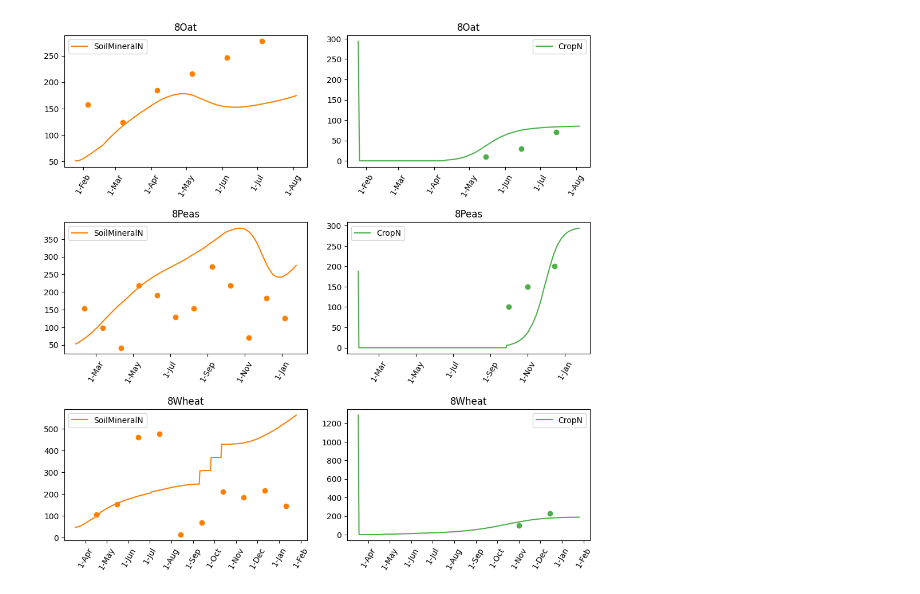
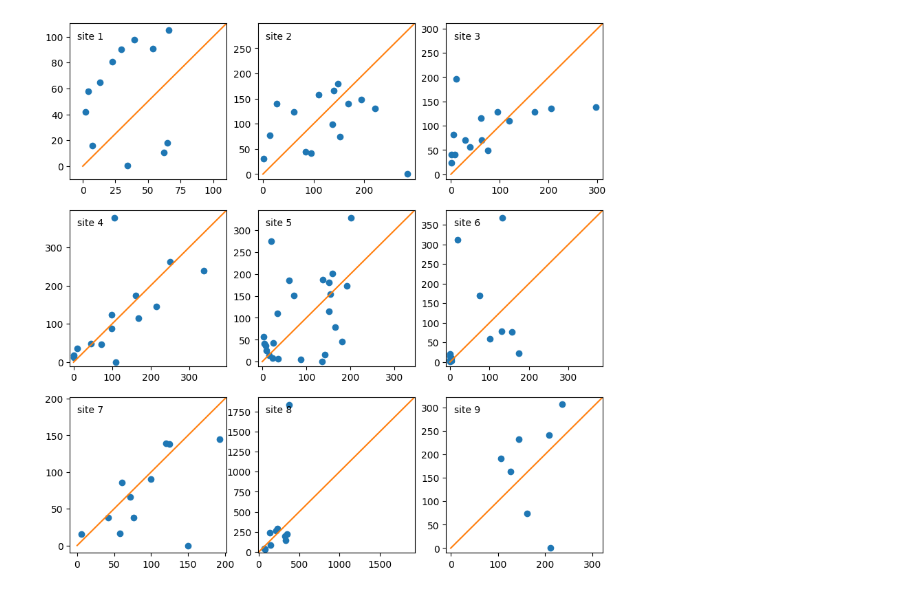
Before and after one commit to Plant-Food-Research-Open/FieldNBalance, a Jupyter notebook: TestGraphs/MakeGraphs/WS2.ipynb, the cells around one changed output. Drawn from its saved outputs; the diff is of its cells as text; code cells hidden in the pictures.

```diff
--- a/TestGraphs/MakeGraphs/WS2.ipynb
+++ b/TestGraphs/MakeGraphs/WS2.ipynb
@@ -25,5 +36,5 @@ Configs = pd.read_pickle(inPath+"\\FieldConfigs.pkl")
 # %%
-observedCrop = pd.read_csv(inPath + "\\CropData.csv",index_col=0)
+observedCrop = pd.read_csv(os.path.join(inPath, "CropData.csv"), index_col=0)
 observedCrop.sort_index(axis=0,inplace=True)
 observedCrop['Date'] = pd.to_datetime(observedCrop['Date'],dayfirst=True)
 # %%
@@ -34,53 +45,54 @@ observedSoil['SoilMineralN'] = observedSoil.loc[:,['SoilN0_15', 'SoilN15_30', 'S
 # %%
 testFiles = []
 tests = []
-for file in os.listdir(inPath+"\\Outputs"):
+for file in os.listdir(os.path.join(inPath,"Outputs")):
     if file.endswith('.csv'):
         testFiles.append(file)
         tests.append(file.replace(".csv",""))
 # %%
 Alltests =[]
 for t in testFiles[:]:
-    testframe = pd.read_csv(inPath+"\\Outputs\\"+t,index_col=0,dayfirst=True,date_format='%d/%m/%Y %H:%M:%S %p')
+    testframe = pd.read_csv(os.path.join(inPath, "Outputs", t),index_col=0,dayfirst=True,date_format='%d/%m/%Y %H:%M:%S %p')
     Alltests.append(testframe)
 
 AllData = pd.concat(Alltests,axis=1,keys=tests)
 AllData.sort_index(axis=0,inplace=True)
 AllData.index = pd.to_datetime(AllData.index)
 # %%
-colors = ['orange','green']
-Graph = plt.figure(figsize=(10,10))
-pos = 1
-row_num=len(tests)
-
-for t in tests:
-    site = ''
-    for c in t:
-        if c in ['0','1','2','3','4','5','6','7','8','9']: site += c
-    site = int(site)
-
-    dates = AllData.loc[Configs.loc["PriorHarvestDate",t]:Configs.loc["CurrentHarvestDate",t],(t,'CropN')].index
-    c = 0
-    for v in ['SoilMineralN','CropN']:
-        ax = Graph.add_subplot(row_num,2,pos)
-        Data = AllData.loc[dates,(t,v)]
-        plt.plot(Data,color=CBcolors[colors[c]],label=v)
-
-        if v == 'CropN':
-            sData = observedCrop.loc[site,:]
-        if v == 'SoilMineralN':
-            sData = observedSoil.loc[site,:]
-        dFilter = [dates.min() <= sData['Date'].iloc[x] <= dates.max() for x in range(len(sData['Date']))]
-        plt.plot(sData.loc[dFilter,'Date'],sData.loc[dFilter,v],'o',color=CBcolors[colors[c]])
-
-        plt.title(t)
-        plt.xticks(rotation=60)
-        ax.xaxis.set_major_formatter(mdates.DateFormatter('%#d-%b'))
-        plt.legend()
-        Graph.tight_layout(pad=1.5)
-        pos+=1
-        c+=1
-
-plt.savefig(outPath+'\\TimeCourse.png')
+TestsFrame = pd.DataFrame(index = [int(x[0]) for x in tests],data=tests,columns = ['crop'])
+TestsFrame.index.name = 'Site'
-# %% [output]
-[figure, removed]
+# %%
+ObsCropN = observedCrop.loc[:,['Date','CropN']]
+ObsCropN.loc[:,'Date'] = [(ObsCropN.iloc[x,0] + dt.timedelta(hours=12)) for x in range(ObsCropN.index.size)]
+ObsCropN.set_index('Date',append=True,inplace=True)
+ObsCropN.columns = ['obs']
+ObsCropN = ObsCropN.groupby(['Site','Date']).mean()
+blankIndex = pd.MultiIndex.from_product([[],[],[]], names = ['site','test','date'])
+ObsPredCropN = pd.DataFrame(index = blankIndex, columns = ['obs','pred'])
+for t in tests:
+    s = int(t[0])
+    obs = ObsCropN.loc[s,:]
+    dates = AllData.loc[Configs.loc["PriorHarvestDate",t]:Configs.loc["CurrentHarvestDate",t],(t,'CropN')].index
+    Pred = AllData.loc[dates,(t,'CropN')]
+    pred = Pred.reindex(obs.index.values)
+    for d in obs.index.values:
+        ObsPredCropN.loc[(s,t,d),'pred'] = pred[d]
+        ObsPredCropN.loc[(s,t,d), 'obs'] = obs.loc[d,'obs']
+# %%
+graph = plt.figure(figsize=(10,10))
+pos = 1
+for s in range(1,10):
+    Obs = ObsPredCropN.loc[s,'obs']
+    Pred = ObsPredCropN.loc[s,'pred']
+    #RegStats = MUte.MathUtilities.CalcRegressionStats('LN',Pred,Obs)
+    ax = graph.add_subplot(3,3,pos)
+    plt.plot(Obs,Pred,'o')
+    maxval = max(ObsPredCropN.loc[s,'obs'].max(),ObsPredCropN.loc[s,'pred'].max()) * 1.05
+    plt.ylim(-10,maxval)
+    plt.xlim(-10,maxval)
+    plt.plot([0,maxval],[0,maxval],'-')
+    plt.text(0.05,0.9,'site '+str(s),transform = ax.transAxes)
+    #plt.text(0.05,0.8,'NSE = ' +str(RegStats.NSE),transform = ax.transAxes)
+    pos +=1
+# %% [output]
+[figure, added]
```
Also changed, not shown: parts of 10 cells of this notebook, 15 other files.
